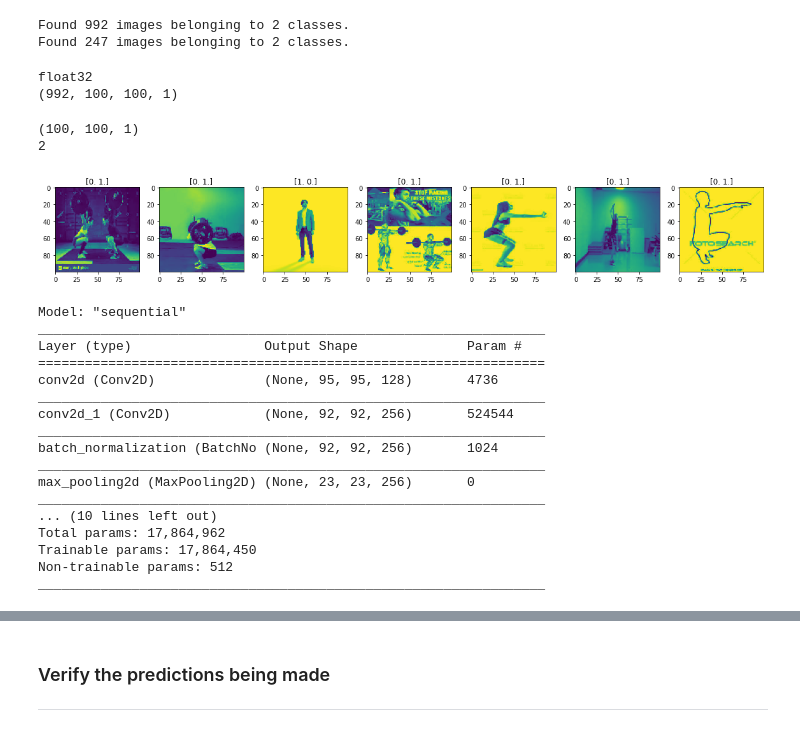
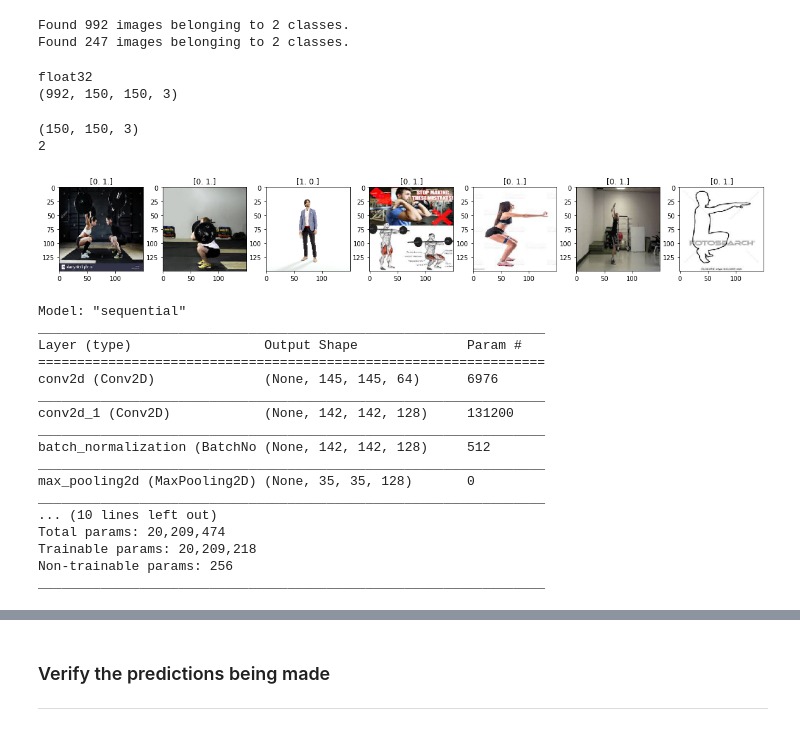
Before and after one commit to CSCI4850/s21-team1-project, a Jupyter notebook: networks/cnn-matt-1.ipynb, the cells around one changed output, grey strips where cells are left out. Saved outputs shown, nothing was run; the diff lists cells and outputs as text; code cells hidden in the pictures.

```diff
--- a/networks/cnn-matt-1.ipynb
+++ b/networks/cnn-matt-1.ipynb
@@ -13,19 +13,21 @@ tf.config.experimental.set_memory_growth(physical_devices[0], True)
 # The tensorflow.keras.preprocessing library contains classes that
 # simplify basic data collection and processing.
 # https://keras.io/api/preprocessing/image/#imagedatagenerator-class
+
+
 datagen = image.ImageDataGenerator(
-    horizontal_flip=False,
-    vertical_flip=False,
     validation_split=0.2,
     dtype="float32"
 )
 
+dir_path = "../../leabra"
+img_size = (150, 150)
+
 # imort training data
 train = datagen.flow_from_directory(
-    "../../leabra",
-    target_size=(100, 100),
-    color_mode="grayscale",
-    classes=None,
+    dir_path,
+    target_size=img_size,
+    color_mode="rgb",
     class_mode="categorical",
     batch_size=2000,
     shuffle=True,
@@ -35,10 +37,9 @@ train = datagen.flow_from_directory(
 
 # import testing data
 test = datagen.flow_from_directory(
-    "../../leabra",
-    target_size=(100, 100),
-    color_mode="grayscale",
-    classes=None,
+    dir_path,
+    target_size=img_size,
+    color_mode="rgb",
     class_mode="categorical",
     batch_size=2000,
     shuffle=True,
@@ -57,22 +58,22 @@ print(x_train.dtype)
 print(x_train.shape)
 # %% [output]
 float32
-(992, 100, 100, 1)
+(992, 150, 150, 3)
 # %%
 input_shape = x_train[0].shape
 output_shape = y_train.shape[1]
 print(input_shape)
 print(output_shape)
 # %% [output]
-(100, 100, 1)
+(150, 150, 3)
 2
 # %%
 plt.figure(figsize=(20, 20))  # specifying the overall grid size
 
 for i in range(7):
     plt.subplot(7, 7, i+1)
     plt.title(str(y_train[i]))
-    plt.imshow(x_train[i])
+    plt.imshow(x_train[i].astype('uint8'))
 plt.show()
 # %% [output]
-[figure, old version]
+[figure, new version]
@@ -82,12 +87,12 @@ model = keras.Sequential()
 # model.add(keras.layers.Conv2D(512, (6,6),
 # activation='relu', input_shape=input_shape))
 
-model.add(layers.Conv2D(128, (6, 6),
+model.add(layers.Conv2D(conv_size, (6, 6),
                         activation='relu',
                         input_shape=input_shape))
-model.add(layers.Conv2D(256, (4, 4), activation='relu'))
+model.add(layers.Conv2D(128, (4, 4), activation='relu'))
 
-model.add(layers.BatchNormalization(momentum=0.3))
+model.add(layers.BatchNormalization(momentum=momentum))
 model.add(layers.MaxPooling2D(pool_size=(4, 4)))
 model.add(layers.Dropout(0.7))
 model.add(layers.Flatten())
@@ -105,18 +110,18 @@ Model: "sequential"
 _________________________________________________________________
 Layer (type)                 Output Shape              Param #
 =================================================================
-conv2d (Conv2D)              (None, 95, 95, 128)       4736
+conv2d (Conv2D)              (None, 145, 145, 64)      6976
 _________________________________________________________________
-conv2d_1 (Conv2D)            (None, 92, 92, 256)       524544
+conv2d_1 (Conv2D)            (None, 142, 142, 128)     131200
 _________________________________________________________________
-batch_normalization (BatchNo (None, 92, 92, 256)       1024
+batch_normalization (BatchNo (None, 142, 142, 128)     512
 _________________________________________________________________
-max_pooling2d (MaxPooling2D) (None, 23, 23, 256)       0
+max_pooling2d (MaxPooling2D) (None, 35, 35, 128)       0
 _________________________________________________________________
 ... (10 lines left out)
-Total params: 17,864,962
-Trainable params: 17,864,450
-Non-trainable params: 512
+Total params: 20,209,474
+Trainable params: 20,209,218
+Non-trainable params: 256
 _________________________________________________________________
 # %%
 batch_size = 32
```
Also changed, not shown: parts of 4 cells of this notebook, 4 other files.
